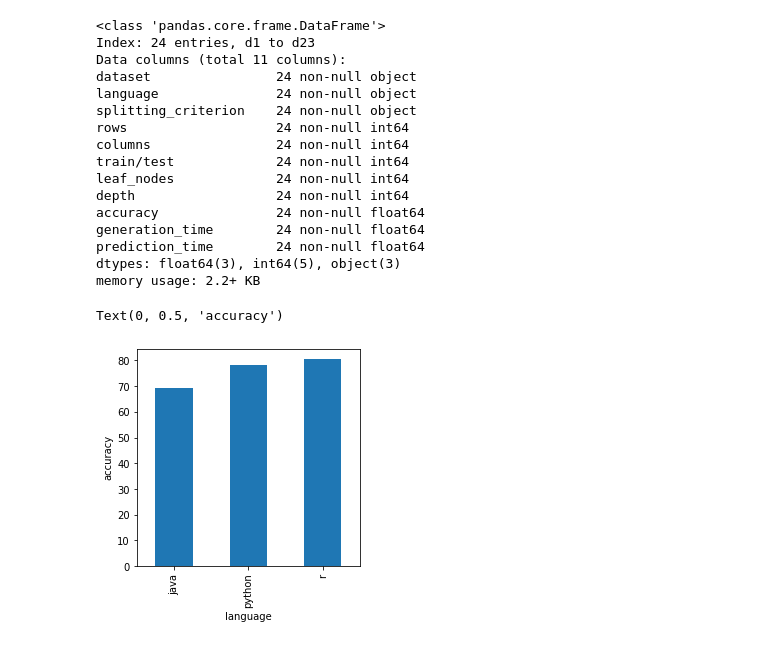
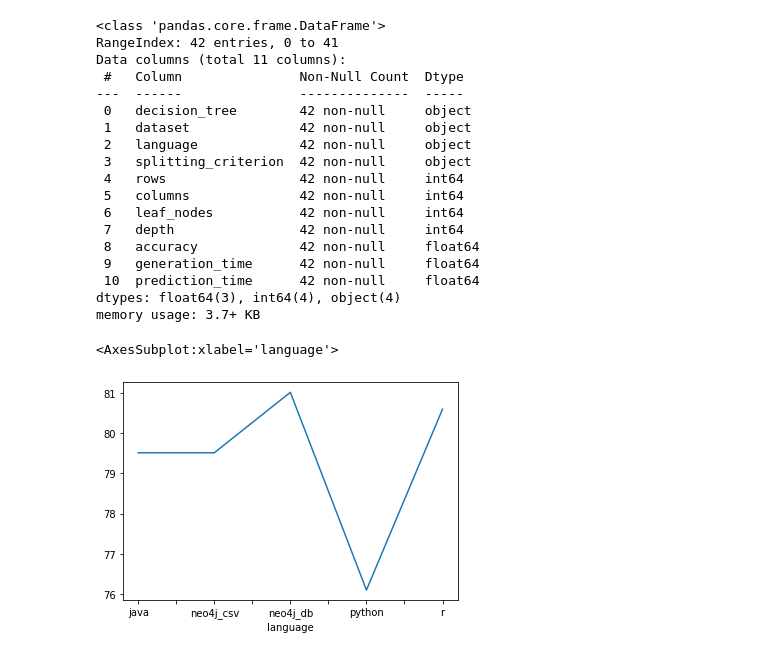
Before and after one commit to clumsyspeedboat/Decision-Tree-Neo4j, a Jupyter notebook: DT Analysis/dt_analysis.ipynb, the cells around one changed output. Cells and saved outputs as stored; diff of their text form; code cells hidden in the pictures.

Commit message:
decision tree analysis

```diff
--- a/DT Analysis/dt_analysis.ipynb
+++ b/DT Analysis/dt_analysis.ipynb
@@ -3,8 +13,9 @@ import pandas as pd
 import matplotlib.pyplot as plt
 import seaborn as sns
 # %%
-df = pd.read_excel('dt_analysis.xlsx', index_col=0)
+#df = pd.read_excel('dt_analysis.xlsx', index_col=0)
+df = pd.read_csv('dt_analysis.csv')
 # %%
-df.drop(df.columns[11:], axis=1, inplace=True)
+#df.drop(df.columns[10:], axis=1, inplace=True)
 df.head()
 # %% [output]
@@ -19,25 +29,26 @@ df.head()
 df.info()
 # %% [output]
 <class 'pandas.core.frame.DataFrame'>
-Index: 24 entries, d1 to d23
+RangeIndex: 42 entries, 0 to 41
 Data columns (total 11 columns):
-dataset                24 non-null object
-language               24 non-null object
-splitting_criterion    24 non-null object
-rows                   24 non-null int64
-columns                24 non-null int64
-train/test             24 non-null int64
-leaf_nodes             24 non-null int64
-depth                  24 non-null int64
-accuracy               24 non-null float64
-generation_time        24 non-null float64
-prediction_time        24 non-null float64
-dtypes: float64(3), int64(5), object(3)
-memory usage: 2.2+ KB
+ #   Column               Non-Null Count  Dtype
+---  ------               --------------  -----
+ 0   decision_tree        42 non-null     object
+ 1   dataset              42 non-null     object
+ 2   language             42 non-null     object
+ 3   splitting_criterion  42 non-null     object
+ 4   rows                 42 non-null     int64
+ 5   columns              42 non-null     int64
+ 6   leaf_nodes           42 non-null     int64
+ 7   depth                42 non-null     int64
+ 8   accuracy             42 non-null     float64
+ 9   generation_time      42 non-null     float64
+ 10  prediction_time      42 non-null     float64
+dtypes: float64(3), int64(4), object(4)
+memory usage: 3.7+ KB
 # %%
-s = df.groupby(['language']).mean()['accuracy']
-tmp = s.plot.bar(figsize=(4,4))
-tmp.set_ylabel("accuracy")
+acc_df = df.groupby(['language']).mean()['accuracy']
+acc_df.plot.line()
 # %% [output]
-Text(0, 0.5, 'accuracy')
+<AxesSubplot:xlabel='language'>
-[figure, old version]
+[figure, new version]
```
Also changed, not shown: parts of 29 cells of this notebook, 4 other files.
